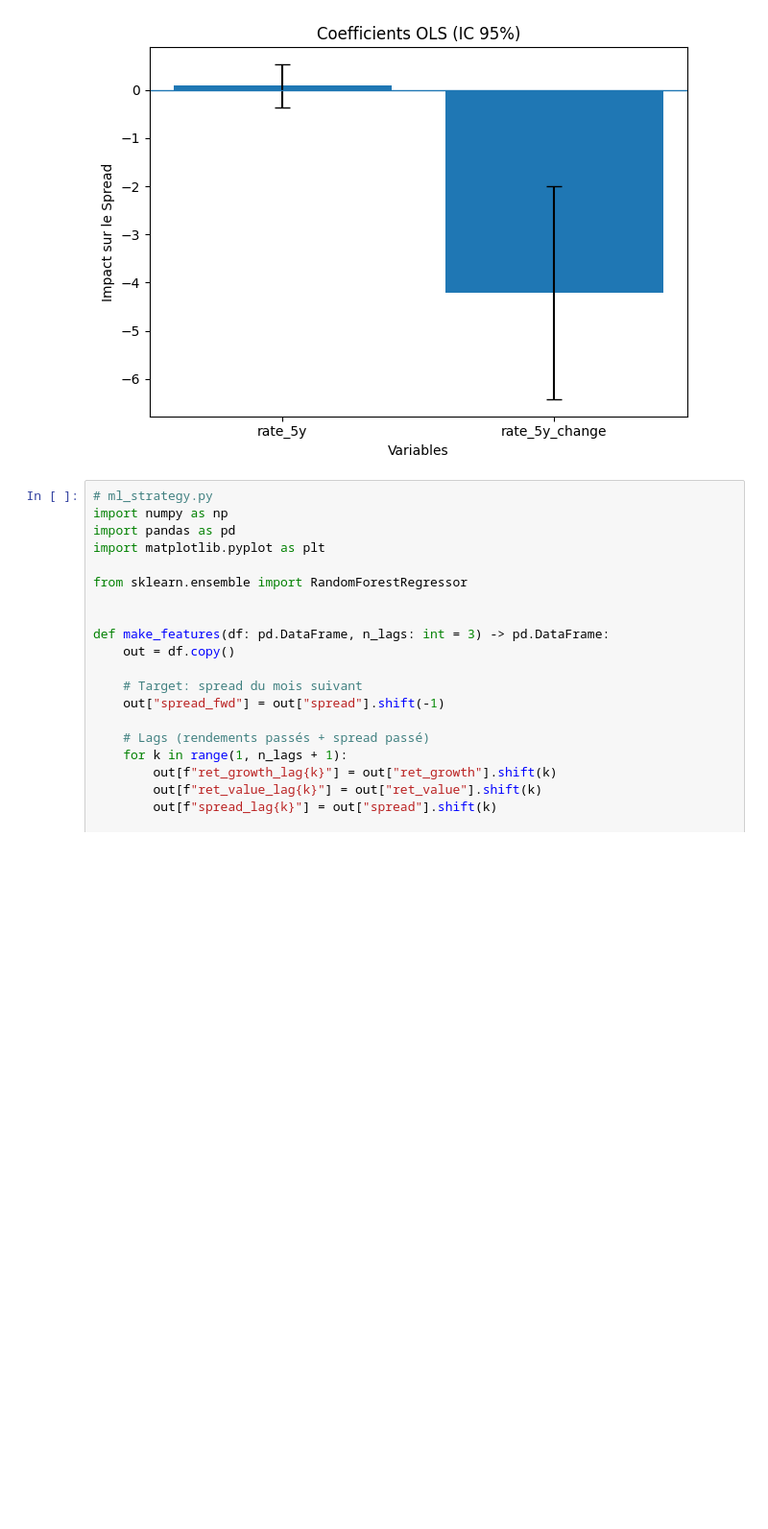
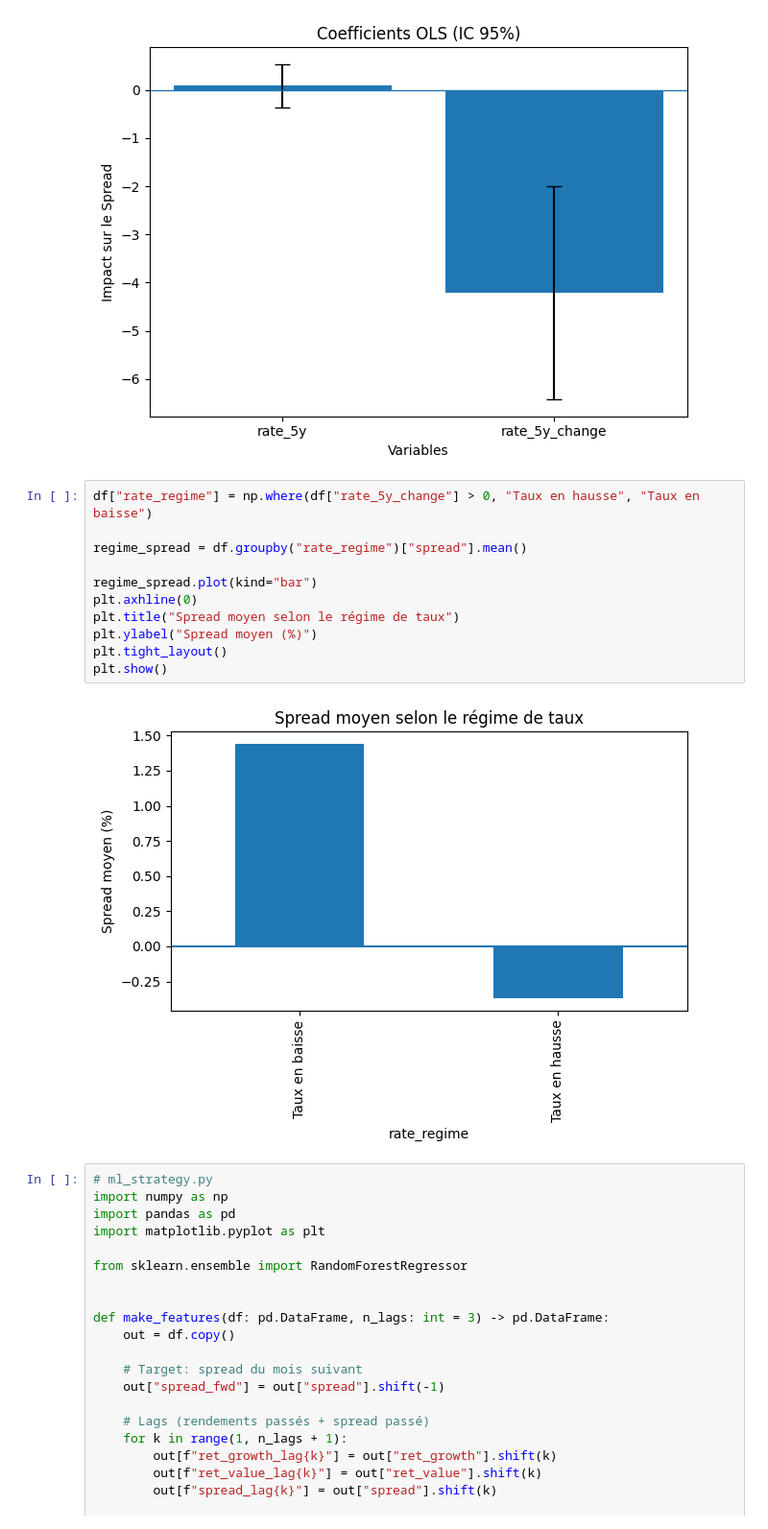
Before and after one commit to muratovicajla5-creator/IAE_METZ-2026_EMPIRICAL_Finance, a Jupyter notebook: SCRIPTS/Projet_fonds.ipynb, the cells around one changed output. Shown at 96% size. Drawn from its saved outputs; the diff is of its cells as text; blank space fills up the shorter version.

```diff
--- a/SCRIPTS/Projet_fonds.ipynb
+++ b/SCRIPTS/Projet_fonds.ipynb
@@ -226,6 +226,19 @@ R²                       : 0.1045
 [figure]
 [figure]
 [figure]
+# %%
+df["rate_regime"] = np.where(df["rate_5y_change"] > 0, "Taux en hausse", "Taux en baisse")
+
+regime_spread = df.groupby("rate_regime")["spread"].mean()
+
+regime_spread.plot(kind="bar")
+plt.axhline(0)
+plt.title("Spread moyen selon le régime de taux")
+plt.ylabel("Spread moyen (%)")
+plt.tight_layout()
+plt.show()
+# %% [output]
+[figure, added]
 # %%
 # ml_strategy.py
 import numpy as np
```
